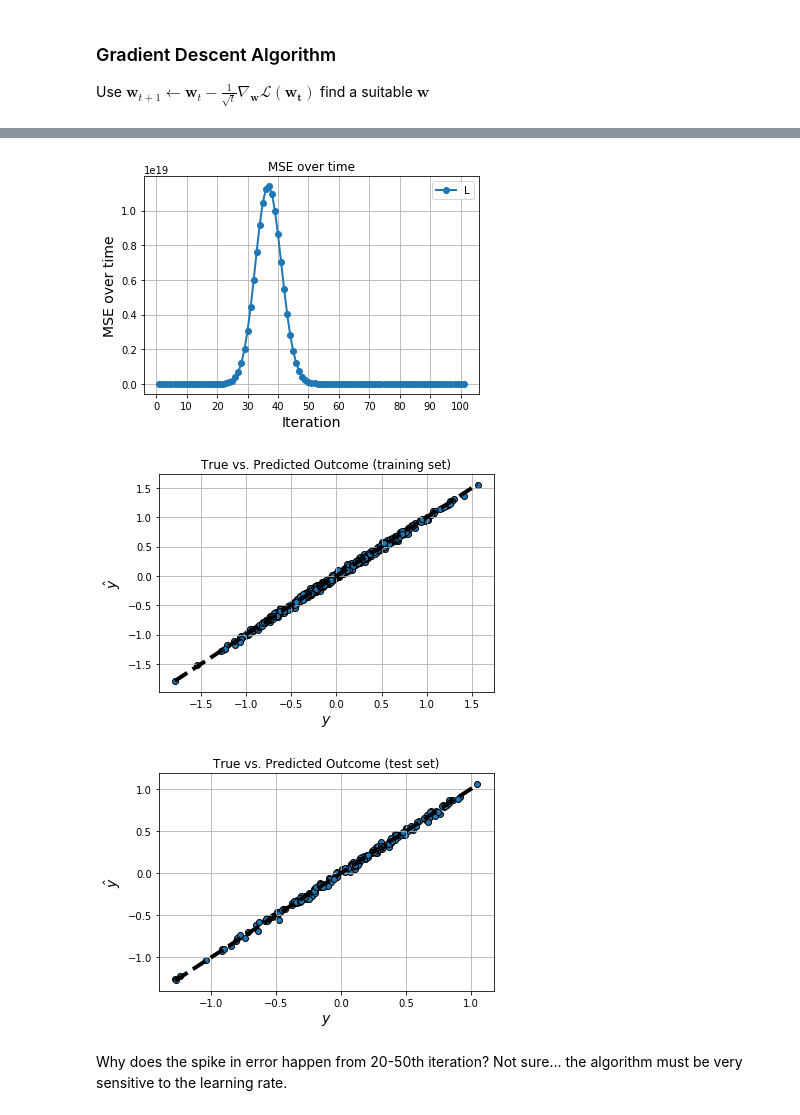
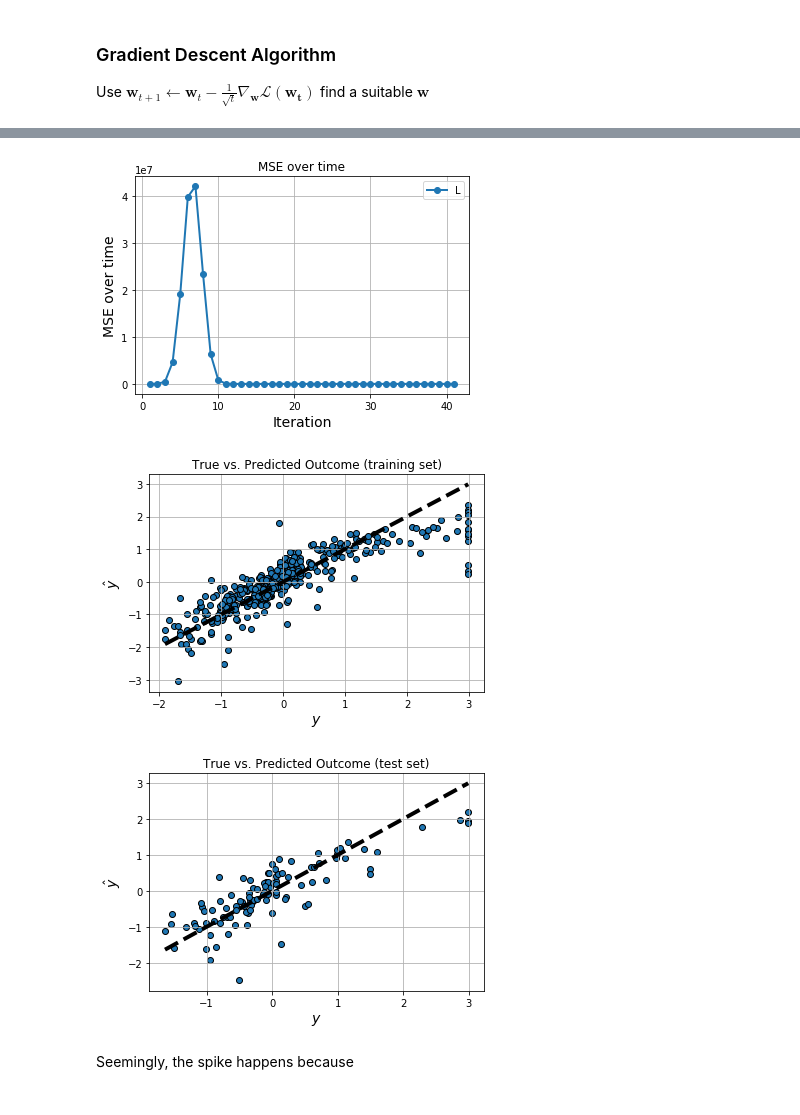
Before and after one commit to khatna/learning_machine_learning, a Jupyter notebook: ml/glm-lr/glm-lr.ipynb, the cells around one changed output, grey strips where cells are left out. Drawn from its saved outputs; the diff is of its cells as text; code cells hidden in the pictures.

Commit message:
Boston

```diff
--- a/ml/glm-lr/glm-lr.ipynb
+++ b/ml/glm-lr/glm-lr.ipynb
@@ -6 +11,18 @@ import numpy as np
+# %%
+import matplotlib.pyplot as plt
+import numpy as np
+from sklearn.datasets import load_boston
+
+X, y = load_boston(return_X_y=True)
+m = np.mean(X, axis=0)
+s = np.std(X, axis=0)
+
+X = (X - m) / s
+y = (y - np.mean(y)) / np.std(y)
+
+idx = np.random.permutation(X.shape[0])
+j = int(X.shape[0] * 0.8)
+
+Xtr, ytr = X[idx[:j]], y[idx[:j]]
+Xte, yte = X[idx[j:]], y[idx[j:]]
 # %% [markdown]
@@ -85,8 +78,9 @@ $$\nabla_\mathbf{w}\mathcal{L}=\frac{1}{n}\sum_{i=1}^n \mathcal{l}'(y_i, \hat{y}
 def gradient(X, w, y):
     n, d = X.shape
 
-    y_hat = np.dot(X, w).reshape(n,1)
+    y_hat = np.dot(X, w).reshape(n)
     e = y_hat - y
+
     weighted_sum_xi = e[0] * X[0,]
 
     for i in range (1, n):
@@ -99,24 +93,19 @@ Use $\mathbf{w}_{t+1}\leftarrow\mathbf{w}_t - \frac{1}{\sqrt{t}}\nabla_\mathbf{w
 # %%
 # ---------------- Main for linear regression using Gradient Descent --------------
 
-# np.random.seed(42)
-n, d, T = 1000, 20, 100
-X, u, y = gimme_data_regres(n, d)
-
-X_train = X[:-200,]
-y_train = y[:-200]
-
-X_test = X[-200:,]
-y_test = y[-200:]
+def run()
+n, d = Xtr.shape
+T = 40
 
 w = np.zeros((d,1))
-mse_list = [mean_squared_error(X_train, y_train, w)]
+mse_list = [mean_squared_error(Xtr, ytr, w)]
 
 for t in range(1, T+1):
-    w -= 1 / np.sqrt(t) * gradient(X_train, w, y_train)
-    mse_list.append(mean_squared_error(X_train, y_train, w))
+    w -= 1 / t * gradient(Xtr, w, ytr)
+    mse_list.append(mean_squared_error(Xtr, ytr, w))
 
+print(mse_list[-1])
 loss_plotter(mse_list, 'MSE over time')
-loss_scatter(X_train, y_train, w, 'True vs. Predicted Outcome (training set)')
-loss_scatter(X_test, y_test, w, 'True vs. Predicted Outcome (test set)')
+loss_scatter(Xtr, ytr, w, 'True vs. Predicted Outcome (training set)')
+loss_scatter(Xte, yte, w, 'True vs. Predicted Outcome (test set)')
 # %% [output]
@@ -124,5 +113,5 @@ Generator Loss=489.37113
-[figure, old version]
+[figure, new version]
-[figure, old version]
+[figure, new version]
-[figure, old version]
+[figure, new version]
-# %% [markdown]
-Why does the spike in error happen from 20-50th iteration? Not sure... the algorithm must be very sensitive to the learning rate.
+# %% [markdown]
+Seemingly, the spike happens because
```
Also changed, not shown: parts of 5 cells of this notebook, 1 other file.
